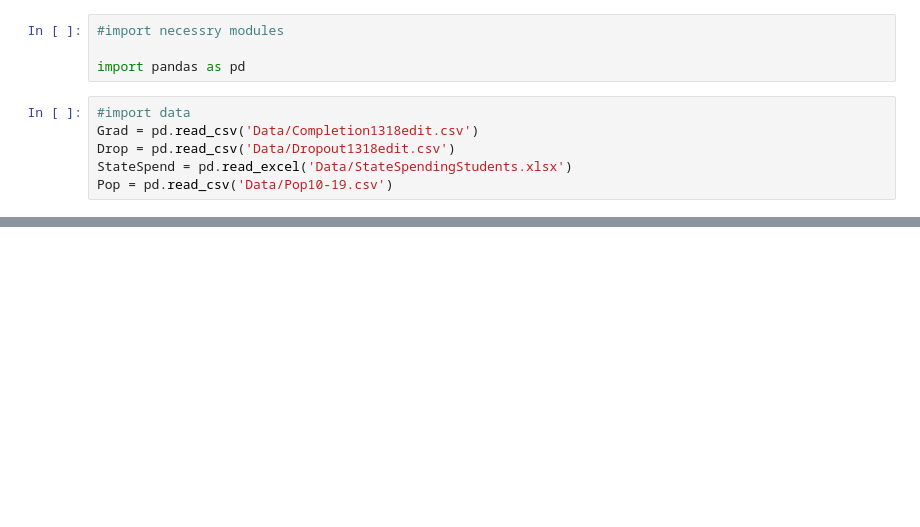
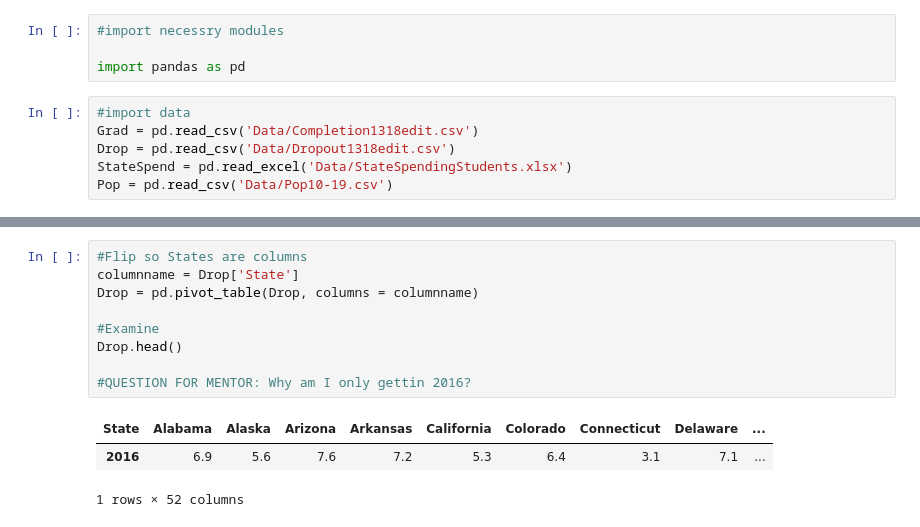
Before and after one commit to shayleelaura/Independent_Capstone, a Jupyter notebook: State Student Spending Case Study.ipynb, the cells around one changed output, grey strips where cells are left out. Cells and saved outputs as stored; diff of their text form; blank space fills up the shorter version.

```diff
--- a/State Student Spending Case Study.ipynb
+++ b/State Student Spending Case Study.ipynb
@@ -67,0 +53,13 @@ Pop.head()
+# %%
+#Flip so States are columns
+columnname = Drop['State']
+Drop = pd.pivot_table(Drop, columns = columnname)
+
+#Examine
+Drop.head()
+
+#QUESTION FOR MENTOR: Why am I only gettin 2016?
+# %% [output]
+| State | Alabama | Alaska | Arizona | Arkansas | California | Colorado | Connecticut | Delaware | ... |
+| 2016 | 6.9 | 5.6 | 7.6 | 7.2 | 5.3 | 6.4 | 3.1 | 7.1 | ... |
+1 rows × 52 columns
```
Also changed, not shown: parts of 14 cells of this notebook, 1 other file.
